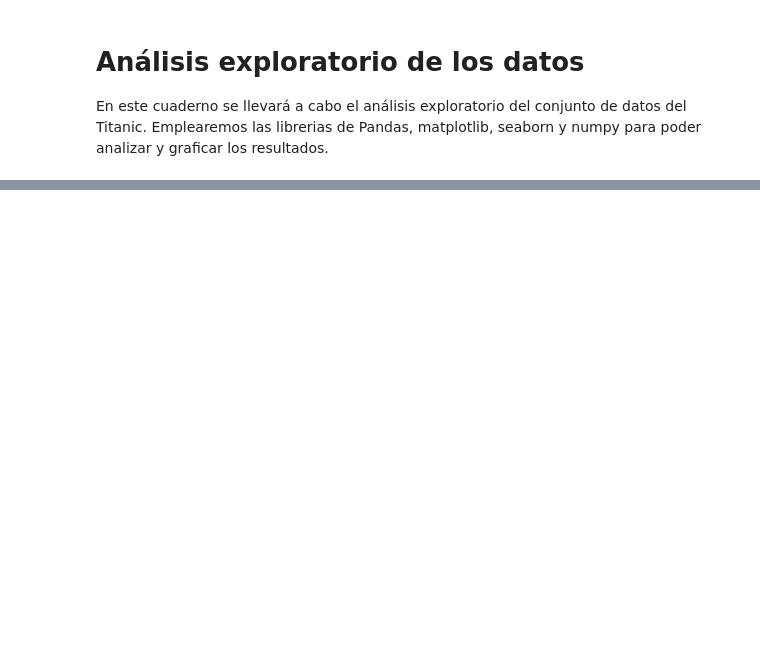
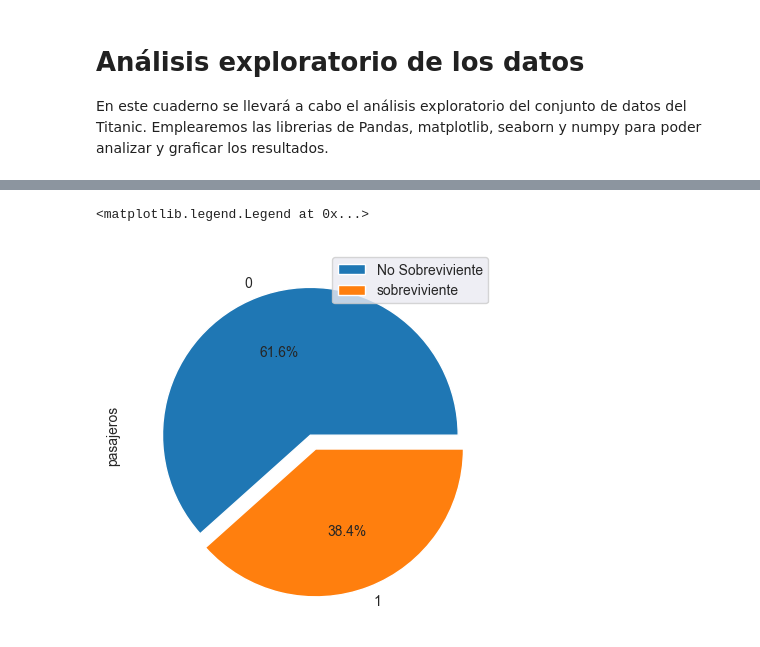
Before and after one commit to oscaraen/analisisdedatos, a Jupyter notebook: analisis_exploratorio/analisis exploratorio.ipynb, the cells around one changed output, grey strips where cells are left out. Cells and saved outputs as stored; diff of their text form; code cells hidden in the pictures; blank space fills up the shorter version.

```diff
--- a/analisis_exploratorio/analisis exploratorio.ipynb
+++ b/analisis_exploratorio/analisis exploratorio.ipynb
@@ -7,5 +7,3 @@ import pandas as pd
 import matplotlib.pyplot as plt
 import seaborn as sns
 import numpy as np
-
-sns.set(style='white', context='notebook', palette='deep')
@@ -13,0 +13,4 @@ ModuleNotFoundError: No module named 'seaborn'
+# %%
+df = pd.read_csv("../datasets/titanic.csv") # nota: ajustar la ruta según sea el caso
+filas, columnas = df.shape
+print(f"El conjunto de datos tiene {filas} filas y {columnas} columnas")
@@ -13,0 +127,11 @@ ModuleNotFoundError: No module named 'seaborn'
+# %%
+# al conocer las categorías podemos saber un poco más sobre la historia contada desde los datos
+# por ejemplo, revisando la supervivencia:
+sobrevivientes = df["Survived"].value_counts()
+explode = (0, 0.1) # solo para embellecer el gráfico separando in poquito la torta.
+sobrevivientes.plot(kind ="pie", autopct="%1.1f%%", explode=explode)
+plt.ylabel("pasajeros")
+plt.legend(["No Sobreviviente", "sobreviviente"])
+# %% [output]
+<matplotlib.legend.Legend at 0x...>
+[figure, added]
```
Also changed, not shown: parts of 28 cells of this notebook, 1 other file.
